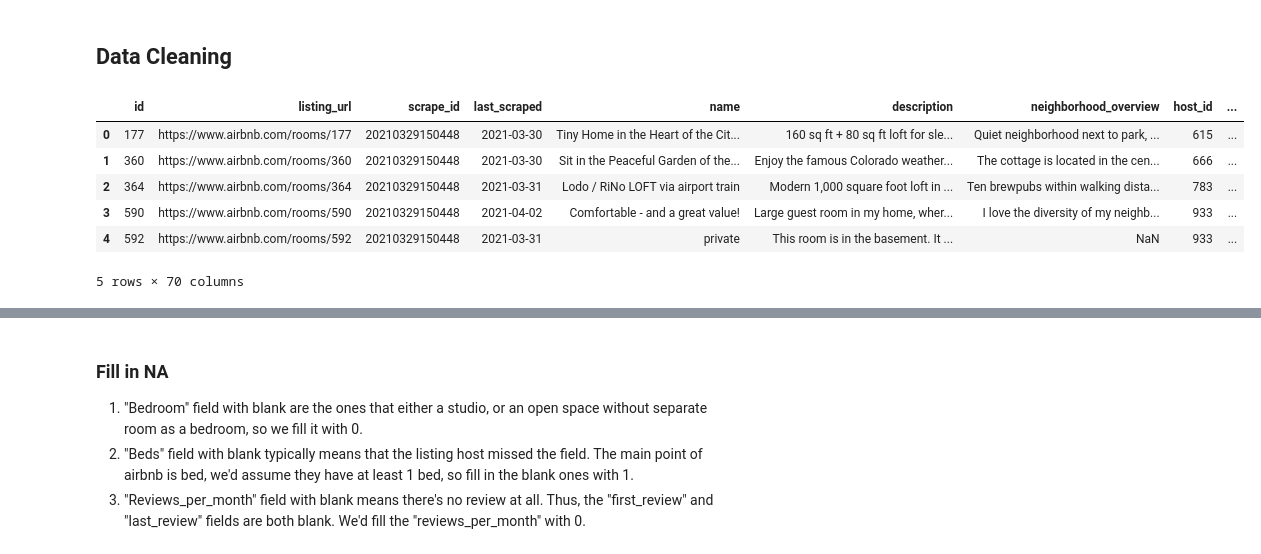
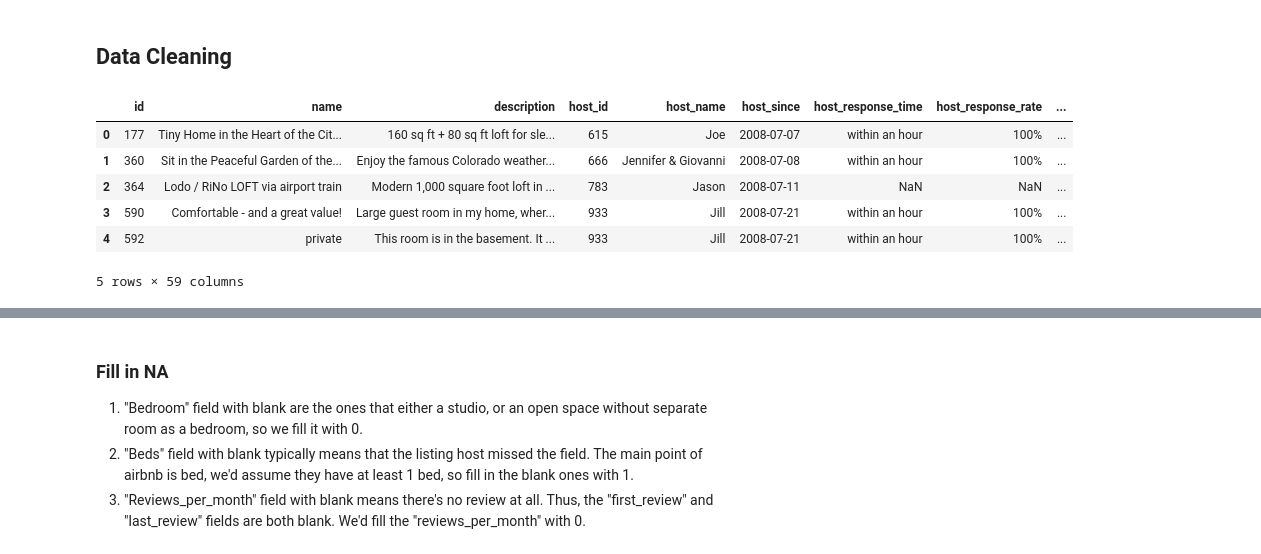
Before and after one commit to jeniscool/tools2-final-project, a Jupyter notebook: final_project_notebook.ipynb, the cells around one changed output, grey strips where cells are left out. Saved outputs shown, nothing was run; the diff lists cells and outputs as text; code cells hidden in the pictures.

```diff
--- a/final_project_notebook.ipynb
+++ b/final_project_notebook.ipynb
@@ -88,7 +88,10 @@ neighborhoods_gdf.head()
 # listings.csv
 
 # remove unneeded columns
-listings = listings.drop(["picture_url", "host_url", "host_thumbnail_url", "host_picture_url", "license"], axis=1)
+listings = listings.drop(["picture_url", "host_url", "host_thumbnail_url", "host_picture_url", "license",
+                          'scrape_id', 'listing_url','last_scraped', 'neighborhood_overview','host_location',
+                          'host_verifications' ,'host_about', 'host_thumbnail_url','amenities',
+                          'host_neighbourhood', 'neighbourhood','calendar_last_scraped'], axis=1)
 
 # TODO: replace all empty columns with NaN
 
@@ -112,37 +115,37 @@ def get_bathrooms_num(x):
         return 0.0
     elif x == "Shared half-bath" or x == "Half-bath":
         return 0.5
     elif "shared bath" in x:
         return float(x.strip("s").strip("shared bath"))
     elif "private bath" in x:
         return float(x.strip("s").strip("private bath"))
     elif "bath" in x:
         return float(x.strip("s").strip("bath"))
     else:
         return 0.0
 
 def get_is_private_bathroom(x):
     if type(x) != str:
         return np.NaN
     elif "shared" in x:
         return False
     else:
         return True
 
 listings["bathrooms"] = listings["bathrooms_text"].apply(lambda x: get_bathrooms_num(x))
 listings["private_bathroom"] = listings["bathrooms_text"].apply(lambda x: get_is_private_bathroom(x))
 listings = listings.drop("bathrooms_text", axis=1)
 
 # Convert the latitude & longitude values to Point() values, to be used later for plotting
 listings["coordinates"] = [Point(xy) for xy in zip(listings.longitude, listings.latitude)]
 
 # display head to show success
 listings.head()
 # %% [output]
-|  | id | listing_url | scrape_id | last_scraped | name | description | neighborhood_overview | host_id | ... |
-| 0 | 177 | https://www.airbnb.com/rooms/177 | 20210329150448 | 2021-03-30 | Tiny Home in the Heart of the Cit... | 160 sq ft + 80 sq ft loft for sle... | Quiet neighborhood next to park, ... | 615 | ... |
-| 1 | 360 | https://www.airbnb.com/rooms/360 | 20210329150448 | 2021-03-30 | Sit in the Peaceful Garden of the... | Enjoy the famous Colorado weather... | The cottage is located in the cen... | 666 | ... |
-| 2 | 364 | https://www.airbnb.com/rooms/364 | 20210329150448 | 2021-03-31 | Lodo / RiNo LOFT via airport train | Modern 1,000 square foot loft in ... | Ten brewpubs within walking dista... | 783 | ... |
-| 3 | 590 | https://www.airbnb.com/rooms/590 | 20210329150448 | 2021-04-02 | Comfortable - and a great value! | Large guest room in my home, wher... | I love the diversity of my neighb... | 933 | ... |
-| 4 | 592 | https://www.airbnb.com/rooms/592 | 20210329150448 | 2021-03-31 | private | This room is in the basement. It ... | NaN | 933 | ... |
+|  | id | name | description | host_id | host_name | host_since | host_response_time | host_response_rate | ... |
+| 0 | 177 | Tiny Home in the Heart of the Cit... | 160 sq ft + 80 sq ft loft for sle... | 615 | Joe | 2008-07-07 | within an hour | 100% | ... |
+| 1 | 360 | Sit in the Peaceful Garden of the... | Enjoy the famous Colorado weather... | 666 | Jennifer & Giovanni | 2008-07-08 | within an hour | 100% | ... |
+| 2 | 364 | Lodo / RiNo LOFT via airport train | Modern 1,000 square foot loft in ... | 783 | Jason | 2008-07-11 | NaN | NaN | ... |
+| 3 | 590 | Comfortable - and a great value! | Large guest room in my home, wher... | 933 | Jill | 2008-07-21 | within an hour | 100% | ... |
+| 4 | 592 | private | This room is in the basement. It ... | 933 | Jill | 2008-07-21 | within an hour | 100% | ... |
-5 rows × 70 columns
+5 rows × 59 columns
```
Also changed, not shown: parts of 3 cells of this notebook.
